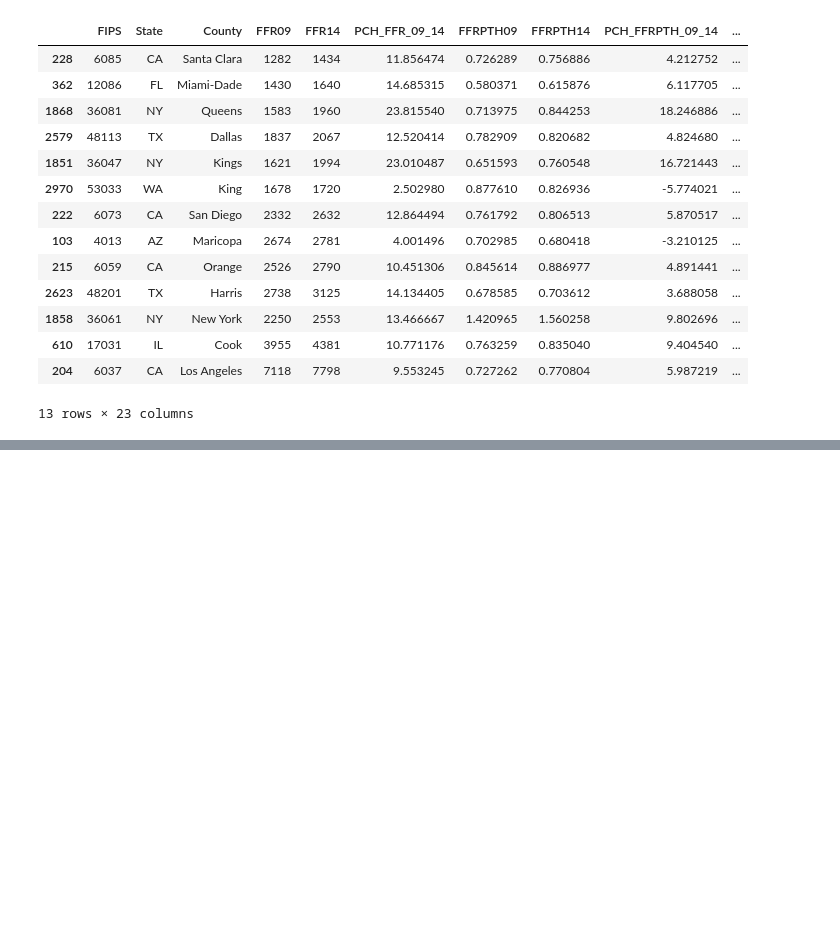
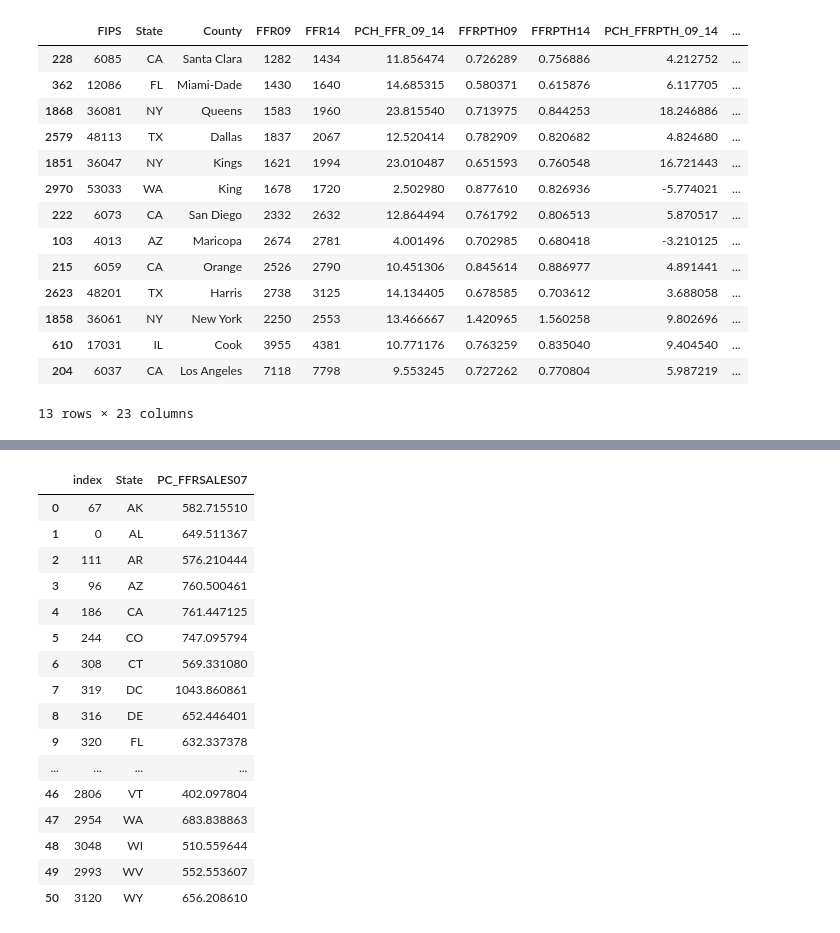
Before and after one commit to davidmudrauskas/data_science, a Jupyter notebook: food_environment/eda/initial_exploration.ipynb, the cells around one changed output, grey strips where cells are left out. Saved outputs shown, nothing was run; the diff lists cells and outputs as text; code cells hidden in the pictures; blank space fills up the shorter version.

```diff
--- a/food_environment/eda/initial_exploration.ipynb
+++ b/food_environment/eda/initial_exploration.ipynb
@@ -113,0 +164,22 @@ restaurants[restaurants['total_restaurants_14'] > 3000] \
+# %%
+# PC_FFRSALES07 must be a state average. We lose some of the relationship, to the extent there was one at the county level
+restaurants[['State', 'PC_FFRSALES07']].drop_duplicates().sort_values(by='State').reset_index()
+# DC accounts for the 51st "state"
+# %% [output]
+|  | index | State | PC_FFRSALES07 |
+| 0 | 67 | AK | 582.715510 |
+| 1 | 0 | AL | 649.511367 |
+| 2 | 111 | AR | 576.210444 |
+| 3 | 96 | AZ | 760.500461 |
+| 4 | 186 | CA | 761.447125 |
+| 5 | 244 | CO | 747.095794 |
+| 6 | 308 | CT | 569.331080 |
+| 7 | 319 | DC | 1043.860861 |
+| 8 | 316 | DE | 652.446401 |
+| 9 | 320 | FL | 632.337378 |
+| ... | ... | ... | ... |
+| 46 | 2806 | VT | 402.097804 |
+| 47 | 2954 | WA | 683.838863 |
+| 48 | 3048 | WI | 510.559644 |
+| 49 | 2993 | WV | 552.553607 |
+| 50 | 3120 | WY | 656.208610 |
```
Also changed, not shown: parts of 4 cells of this notebook.
